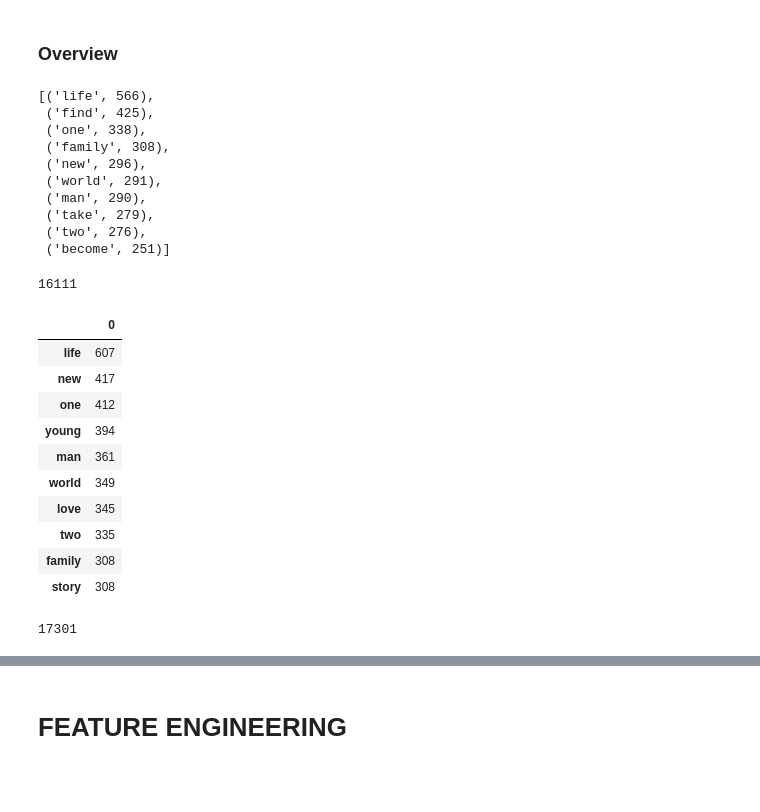
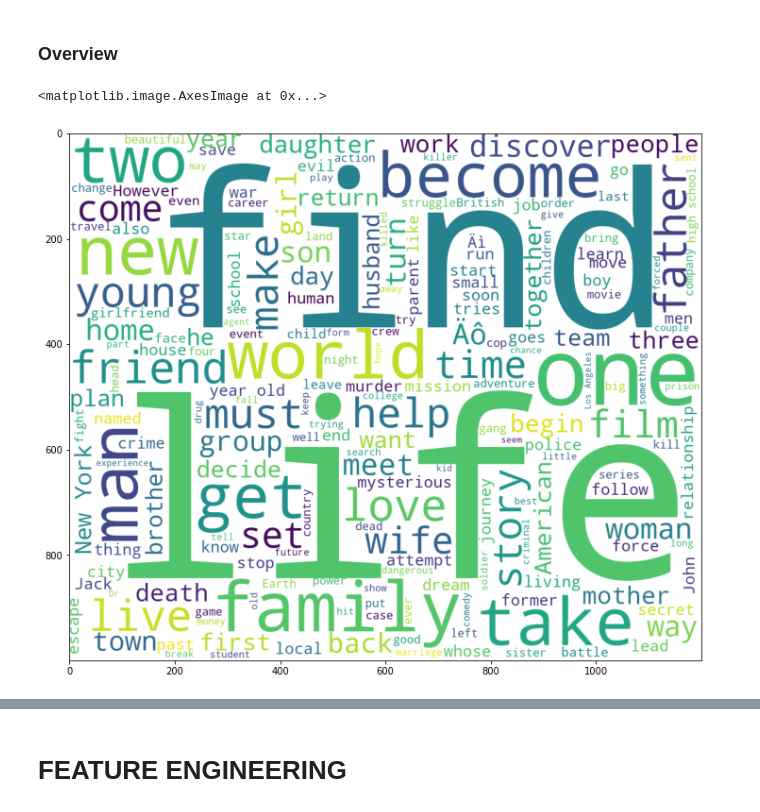
Before and after one commit to d0bando/Personal-Projects, a Jupyter notebook: Box_Office_Competition.ipynb, the cells around one changed output, grey strips where cells are left out. Cells and saved outputs as stored; diff of their text form; code cells hidden in the pictures; blank space fills up the shorter version.

```diff
--- a/Box_Office_Competition.ipynb
+++ b/Box_Office_Competition.ipynb
@@ -2019,53 +2019,16 @@ train[nlp_cols].head(1)
 # %% [markdown]
 ### Overview
 # %%
+from wordcloud import WordCloud
 import nltk
 from nltk.corpus import stopwords
 stopw=stopwords.words('english')
-from wordcloud import WordCloud
+
 text = " ".join(train.overview.fillna(""))
 
-# fig, ax = plt.subplots(figsize = (12, 12))
-wordcloud = WordCloud(max_font_size=None, background_color='white', width=1200, height=1000,stopwords=stopw).process_text(text)
-# # plt.imshow(wordcloud)
-sorted(wordcloud.items(),key=lambda k:k[1],reverse=True)[:10]
+fig, ax = plt.subplots(figsize = (12, 12))
+wc = WordCloud(max_font_size=None, background_color='white', width=1200, height=1000,stopwords=stopw).generate(text)
+plt.imshow(wc)
 # %% [output]
-[('life', 566),
- ('find', 425),
- ('one', 338),
- ('family', 308),
- ('new', 296),
- ('world', 291),
- ('man', 290),
- ('take', 279),
- ('two', 276),
- ('become', 251)]
+<matplotlib.image.AxesImage at 0x...>
+[figure, added]
-# %%
-len(wordcloud)
-# %% [output]
-16111
-# %%
-from sklearn.feature_extraction.text import CountVectorizer
-vectorizer = CountVectorizer(stop_words=stopw)
-matrix = vectorizer.fit_transform([text])
-counts = pd.DataFrame(matrix.toarray(),
-                      columns=vectorizer.get_feature_names())
-
-# Show us the top 10 most common words
-counts.T.sort_values(by=0, ascending=False).head(10)
-# %% [output]
-|  | 0 |
-| life | 607 |
-| new | 417 |
-| one | 412 |
-| young | 394 |
-| man | 361 |
-| world | 349 |
-| love | 345 |
-| two | 335 |
-| family | 308 |
-| story | 308 |
-# %%
-len(counts.T)
-# %% [output]
-17301
```
Also changed, not shown: parts of 9 cells of this notebook.
